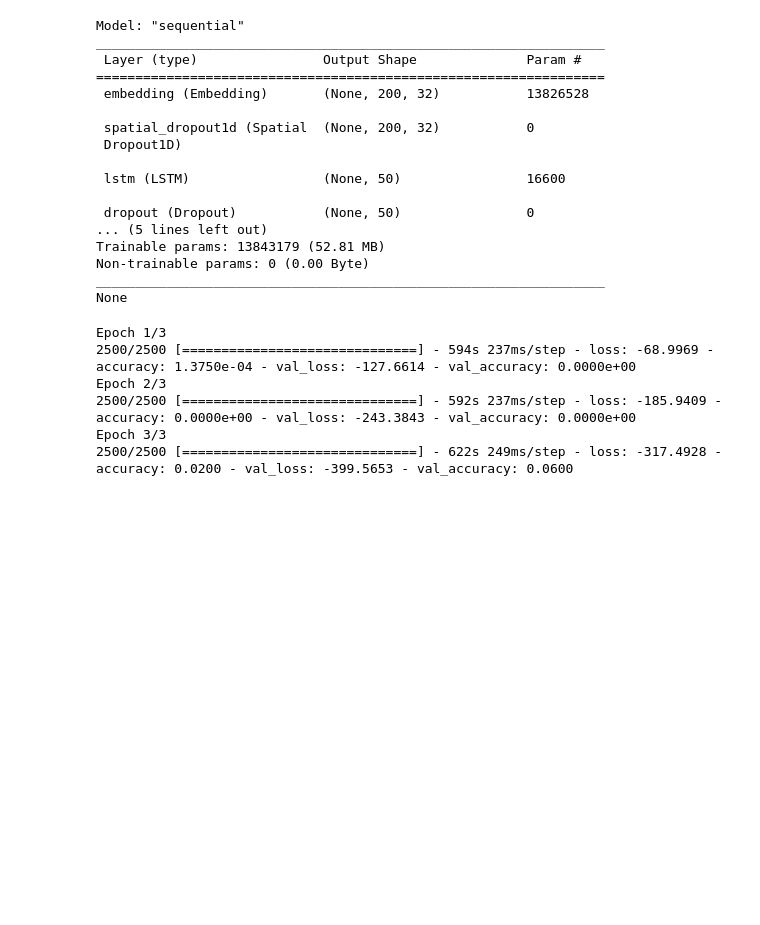
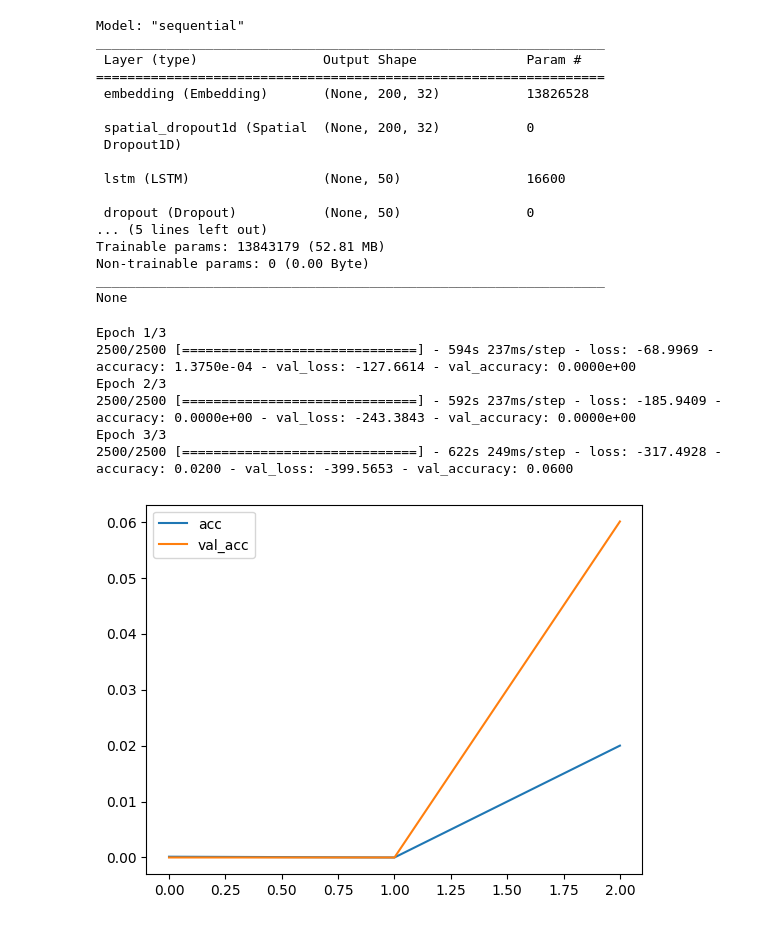
Before and after one commit to JosePabloGFnl/twitter-sentiment-analysis, a Jupyter notebook: analysis.ipynb, the cells around one changed output. Cells and saved outputs as stored; diff of their text form; code cells hidden in the pictures; blank space fills up the shorter version.

Commit message:
Accuracy calculated

```diff
--- a/analysis.ipynb
+++ b/analysis.ipynb
@@ -107,3 +107,10 @@ Epoch 2/3
 2500/2500 [==============================] - 592s 237ms/step - loss: -185.9409 - accuracy: 0.0000e+00 - val_loss: -243.3843 - val_accuracy: 0.0000e+00
 Epoch 3/3
 2500/2500 [==============================] - 622s 249ms/step - loss: -317.4928 - accuracy: 0.0200 - val_loss: -399.5653 - val_accuracy: 0.0600
+# %%
+plt.plot(history.history['accuracy'], label='acc')
+plt.plot(history.history['val_accuracy'], label='val_acc')
+plt.legend()
+plt.show()
+# %% [output]
+[figure, added]
```
